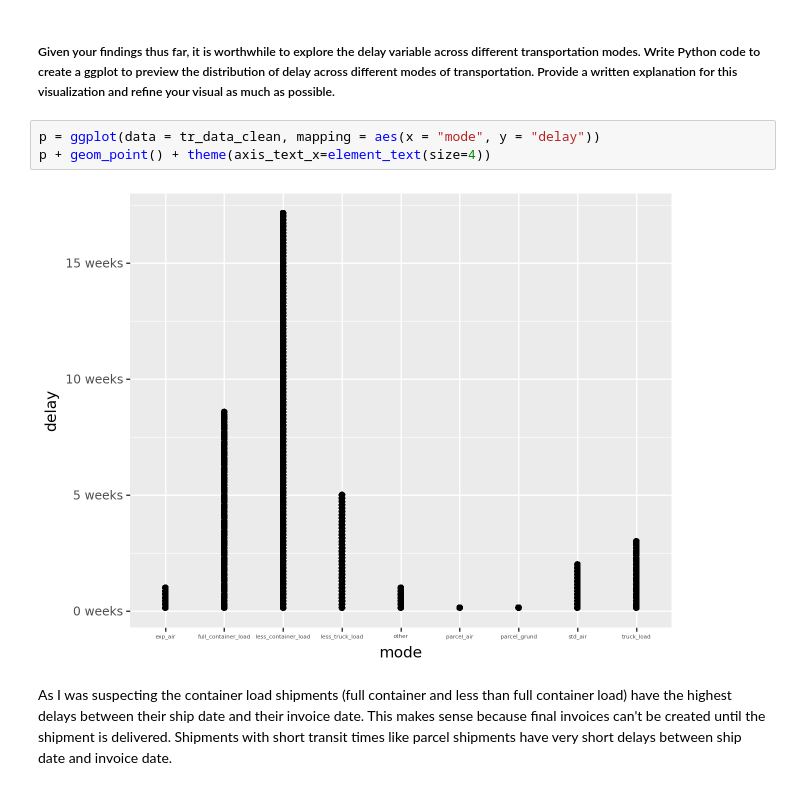
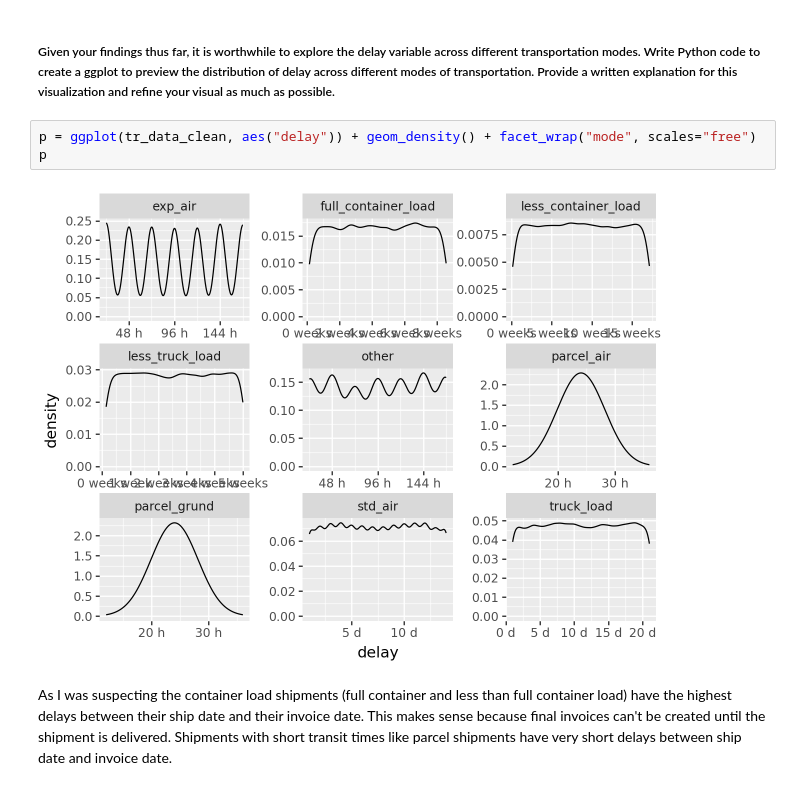
Before and after one commit to davidagibbs/OM621_Assignments, a Jupyter notebook: notebooks/assignment_2.ipynb, the cells around one changed output. Saved outputs shown, nothing was run; the diff lists cells and outputs as text.

```diff
--- a/notebooks/assignment_2.ipynb
+++ b/notebooks/assignment_2.ipynb
@@ -136,10 +139,10 @@ Though it isn't super clear the trendline does show that longer delays tend to b
 # %% [markdown]
 ##### Given your findings thus far, it is worthwhile to explore the delay variable across different transportation modes. Write Python code to create a ggplot to preview the distribution of delay across different modes of transportation. Provide a written explanation for this visualization and refine your visual as much as possible.
 # %%
-p = ggplot(data = tr_data_clean, mapping = aes(x = "mode", y = "delay"))
-p + geom_point() + theme(axis_text_x=element_text(size=4))
+p = ggplot(tr_data_clean, aes("delay")) + geom_density() + facet_wrap("mode", scales="free")
+p
 # %% [output]
-[figure, old version]
+[figure, new version]
 # %% [markdown]
 As I was suspecting the container load shipments (full container and less than full container load) have the highest delays between their ship date and their invoice date. This makes sense because final invoices can't be created until the shipment is delivered. Shipments with short transit times like parcel shipments have very short delays between ship date and invoice date.
 # %% [markdown]
```
Also changed, not shown: parts of 5 cells of this notebook, 6 other files.
